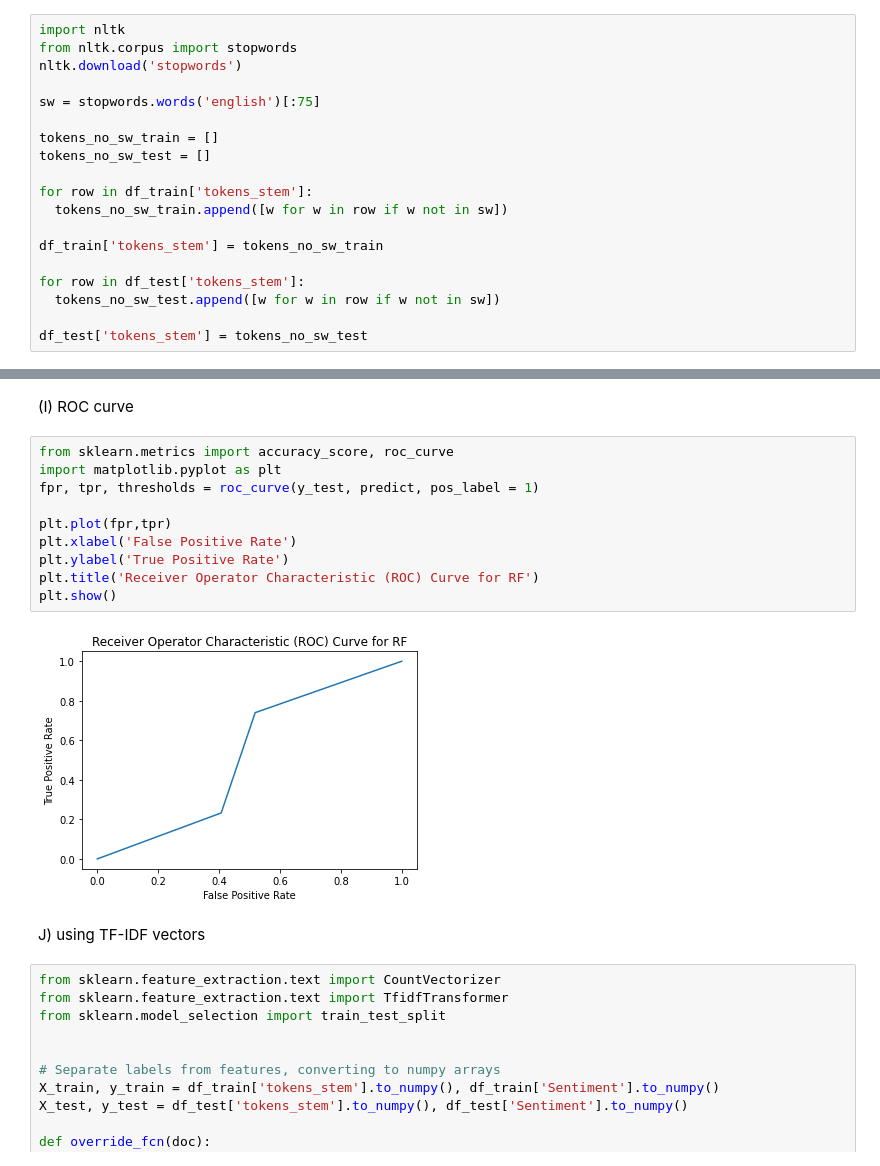
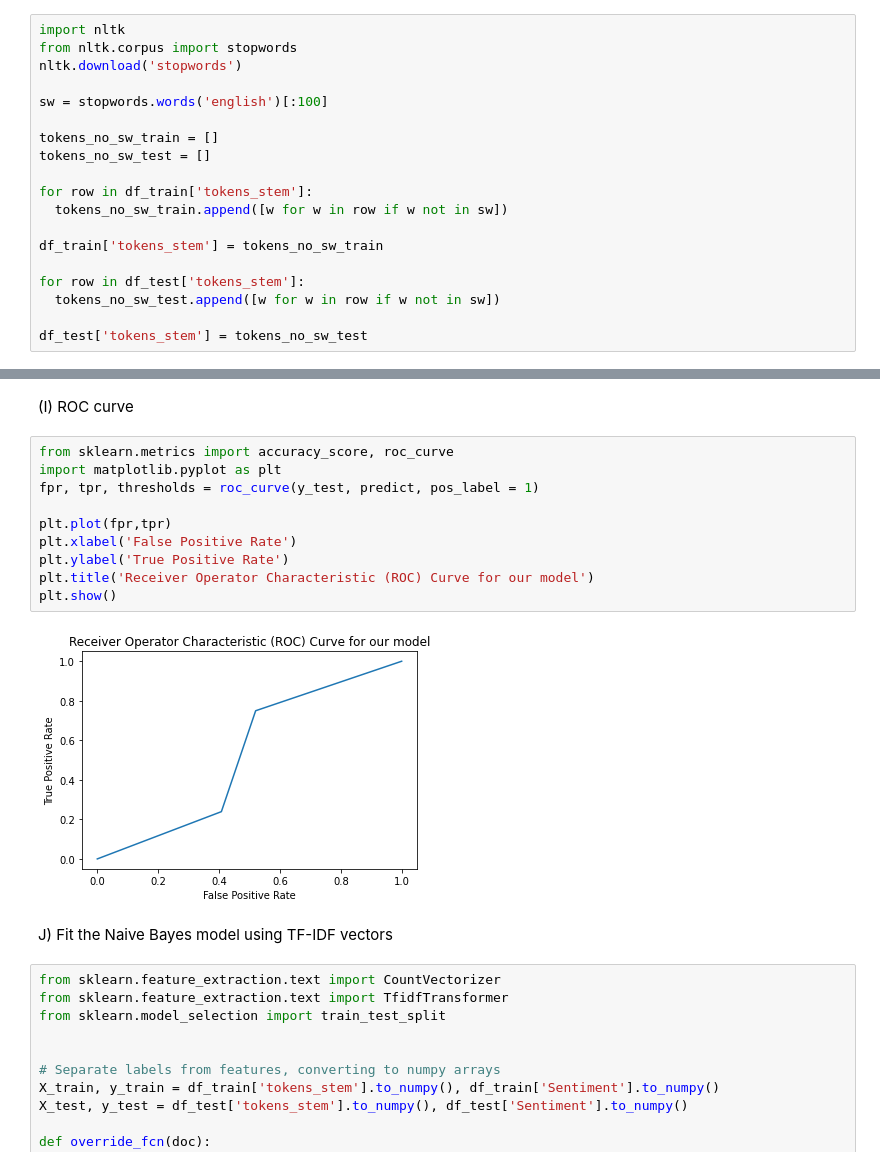
Before and after one commit to Sean-1005/JSC270_A4, a Jupyter notebook: JSC270_A4Q1.ipynb, the cells around one changed output, grey strips where cells are left out. Saved outputs shown, nothing was run; the diff lists cells and outputs as text.

```diff
--- a/JSC270_A4Q1.ipynb
+++ b/JSC270_A4Q1.ipynb
@@ -164,7 +200,7 @@ import nltk
 from nltk.corpus import stopwords
 nltk.download('stopwords')
 
-sw = stopwords.words('english')[:75]
+sw = stopwords.words('english')[:100]
 
 tokens_no_sw_train = []
 tokens_no_sw_test = []
@@ -318,17 +337,17 @@ Top 5 words for 0:  ['â', 'youâr', 'yet', 'yesterday', 'year']
 # %%
 from sklearn.metrics import accuracy_score, roc_curve
 import matplotlib.pyplot as plt
 fpr, tpr, thresholds = roc_curve(y_test, predict, pos_label = 1)
 
 plt.plot(fpr,tpr)
 plt.xlabel('False Positive Rate')
 plt.ylabel('True Positive Rate')
-plt.title('Receiver Operator Characteristic (ROC) Curve for RF')
+plt.title('Receiver Operator Characteristic (ROC) Curve for our model')
 plt.show()
 # %% [output]
-[figure, old version]
+[figure, new version]
 # %% [markdown]
-J) using TF-IDF vectors
+J) Fit the Naive Bayes model using TF-IDF vectors
 # %%
 from sklearn.feature_extraction.text import CountVectorizer
 from sklearn.feature_extraction.text import TfidfTransformer
```
Also changed, not shown: parts of 25 cells of this notebook.
